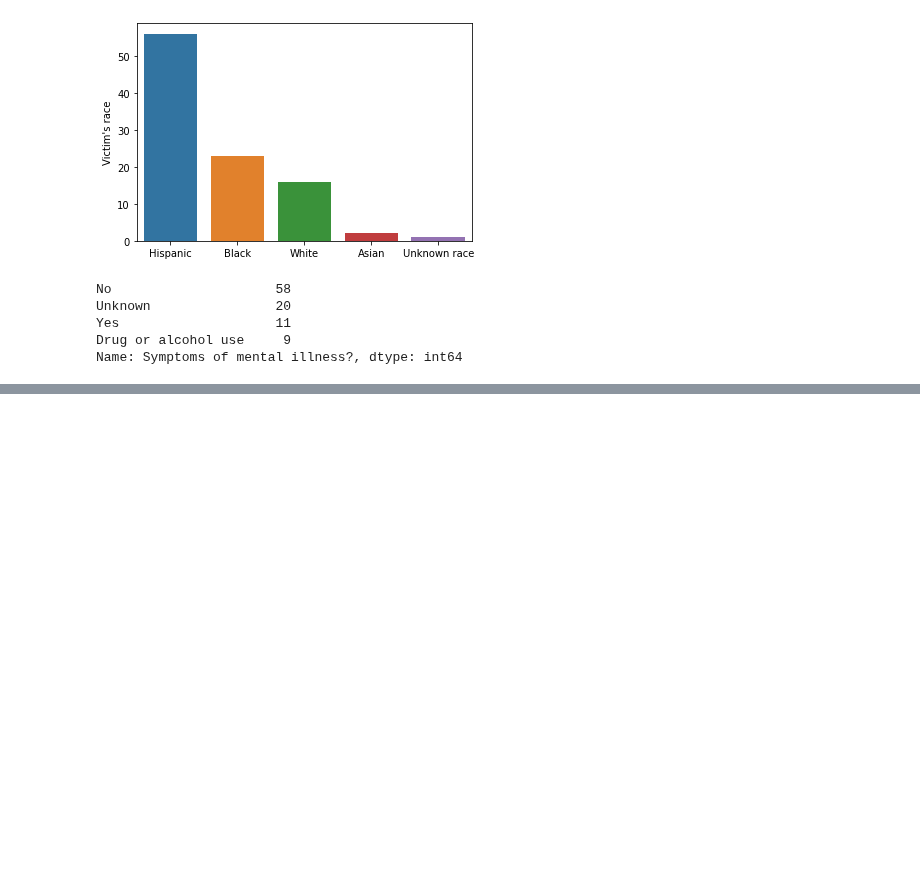
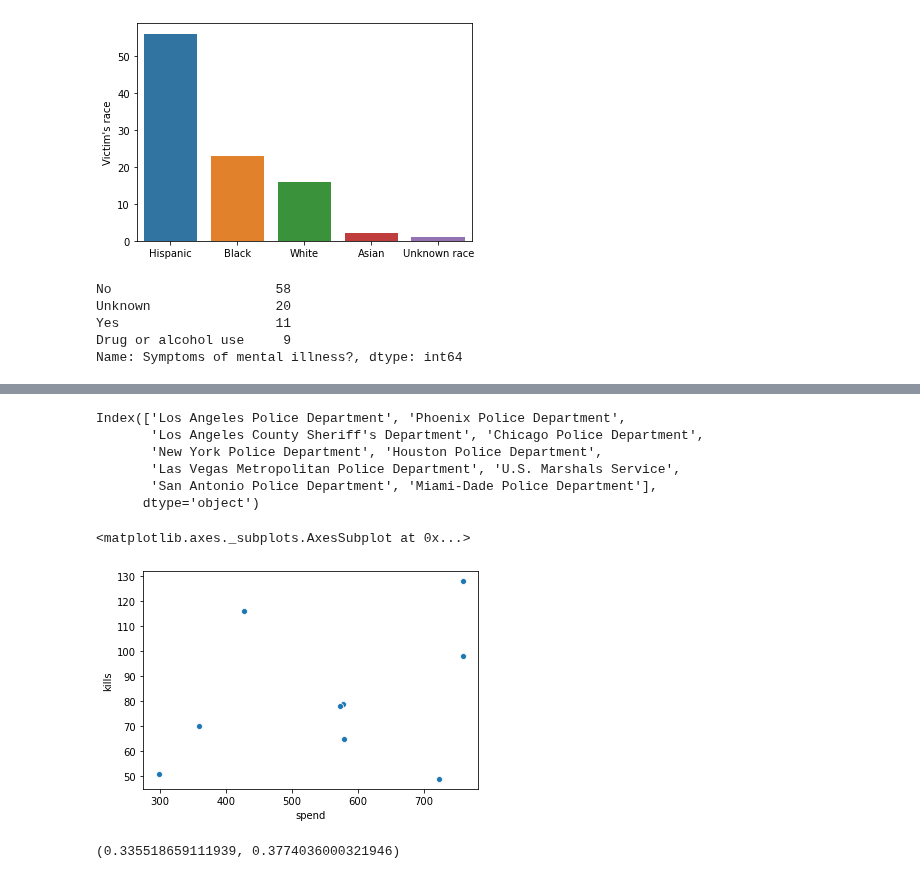
Before and after one commit to tahentx/pv_workbook, a Jupyter notebook: datascience/misc/policeviolence.ipynb, the cells around one changed output, grey strips where cells are left out. Cells and saved outputs as stored; diff of their text form; code cells hidden in the pictures; blank space fills up the shorter version.

```diff
--- a/datascience/misc/policeviolence.ipynb
+++ b/datascience/misc/policeviolence.ipynb
@@ -78,0 +82,38 @@ Name: Symptoms of mental illness?, dtype: int64
+# %%
+deaths_depts.index
+# %% [output]
+Index(['Los Angeles Police Department', 'Phoenix Police Department',
+       'Los Angeles County Sheriff's Department', 'Chicago Police Department',
+       'New York Police Department', 'Houston Police Department',
+       'Las Vegas Metropolitan Police Department', 'U.S. Marshals Service',
+       'San Antonio Police Department', 'Miami-Dade Police Department'],
+      dtype='object')
+# %%
+spend_per_cap = {
+    'Los Angeles Police Department' : 759,
+    'Phoenix Police Department' : 428,
+    'Los Angeles County Sheriff\'s Department' : 759,
+    'Chicago Police Department' : 578,
+    'New York Police Department' : 573,
+    'Houston Police Department' : 360,
+    'Las Vegas Metropolitan Police Department' : 579,
+    'San Antonio Police Department' : 298,
+    'Miami-Dade Police Department' : 723
+}
+# %%
+death_spend = pd.concat([deaths_depts, pd.Series(spend_per_cap)], axis=1)
+cols = ['kills','spend']
+# %%
+death_spend = death_spend.drop('U.S. Marshals Service')
+# %%
+death_spend.columns = cols
+# %%
+sns.scatterplot(x='spend',y='kills', data=death_spend)
+# %% [output]
+<matplotlib.axes._subplots.AxesSubplot at 0x...>
+[figure, added]
+# %%
+corr = pearsonr(death_spend.spend,death_spend.kills)
+corr
+# %% [output]
+(0.335518659111939, 0.3774036000321946)
```
Also changed, not shown: parts of 5 cells of this notebook.
